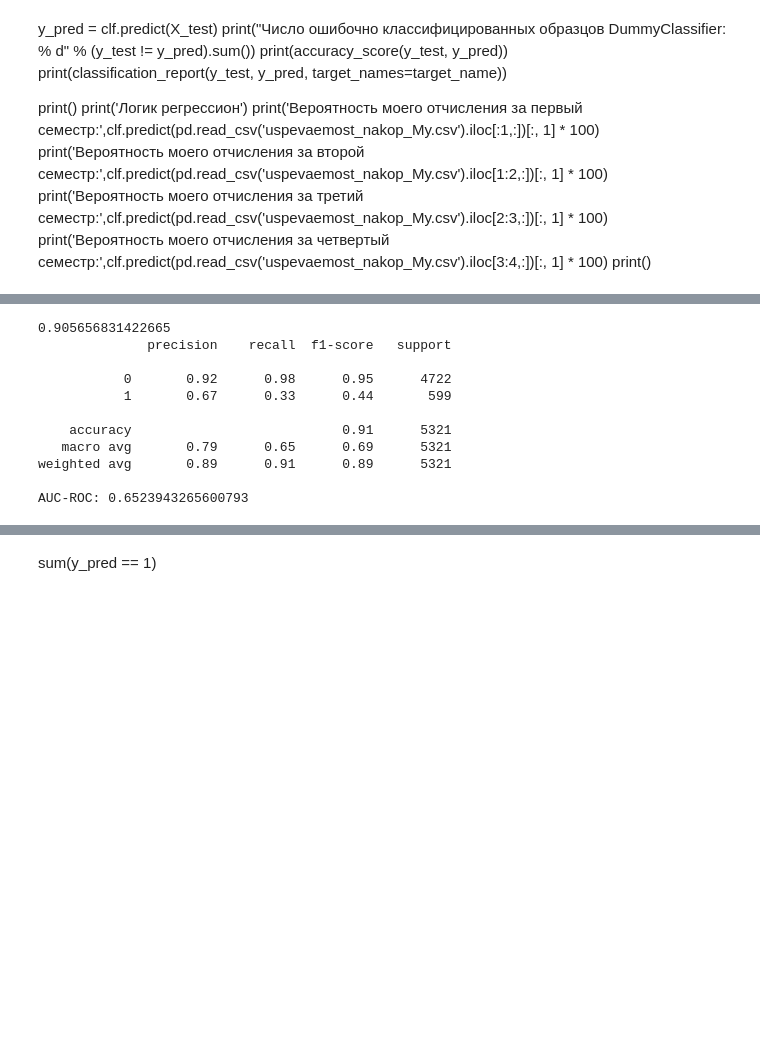
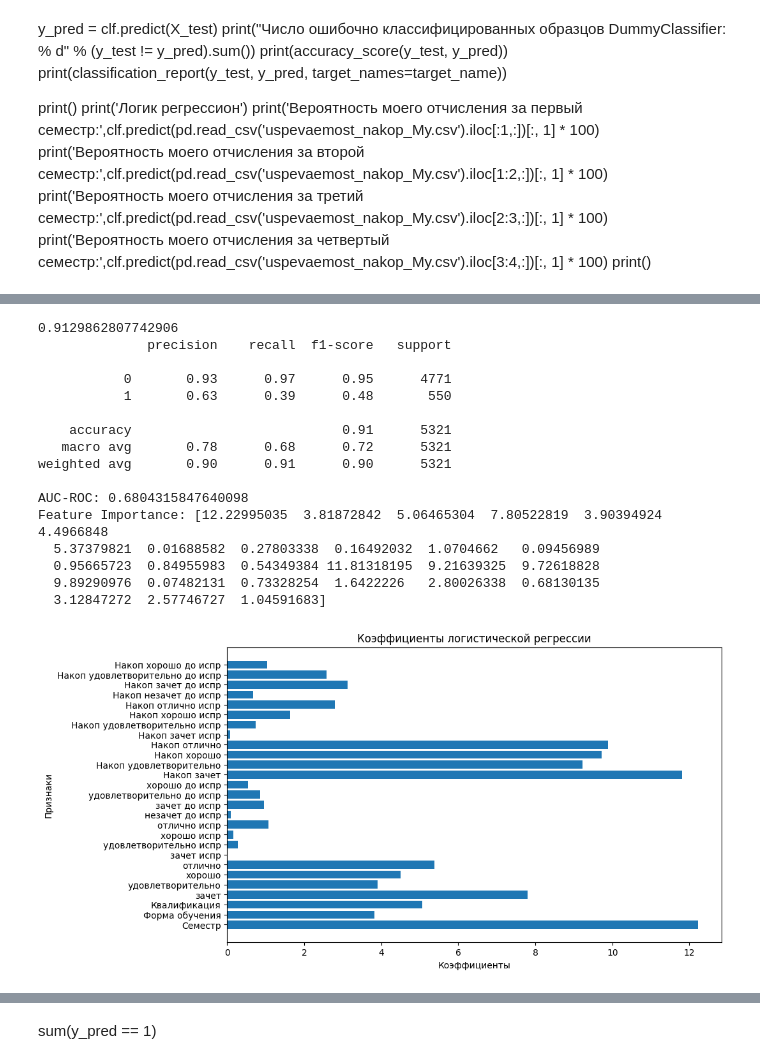
Before and after one commit to fluke8/predicting-academic-performance-python, a Jupyter notebook: _neuro.ipynb, the cells around one changed output, grey strips where cells are left out. Cells and saved outputs as stored; diff of their text form; code cells hidden in the pictures; blank space fills up the shorter version.

```diff
--- a/_neuro.ipynb
+++ b/_neuro.ipynb
@@ -143,35 +181,66 @@ plt.show()
 # %%
 model = CatBoostClassifier(iterations=1000, devices='0:1', depth=5,        # Глубина деревьев
                                     learning_rate=0.1,  # Скорость обучения
                                     loss_function='Logloss',  # Функция потерь для задачи классификации
                                     logging_level='Silent')
 model.fit(X_train_std, y_train)
 
 y_pred = model.predict(X_test_std)
 
 accuracy = accuracy_score(y_test, y_pred)
 report = classification_report(y_test, y_pred)
 print(accuracy)
 
 print(report)
 
 confusion_matrix(y_test, y_pred)
 
 auc_roc = roc_auc_score(y_test, y_pred)
 
 print(f'AUC-ROC: {auc_roc}')
+
+feature_importance = model.get_feature_importance()
+# Вывод важности признаков
+print("Feature Importance:", feature_importance)
+feature_names = ["Семестр","Форма обучения","Квалификация",
+                 "зачет","удовлетворительно","хорошо","отлично",
+                 "зачет испр","удовлетворительно испр","хорошо испр","отлично испр",
+                 "незачет до испр","зачет до испр","удовлетворительно до испр","хорошо до испр",
+                 "Накоп зачет","Накоп удовлетворительно","Накоп хорошо","Накоп отлично",
+                 "Накоп зачет испр","Накоп удовлетворительно испр","Накоп хорошо испр","Накоп отлично испр",
+                 "Накоп незачет до испр","Накоп зачет до испр","Накоп удовлетворительно до испр","Накоп хорошо до испр"]
+
+# После обучения модели Logistic Regression (например, clf_lr)
+# Берем коэффициенты для первого класса (в данном случае)
+
+# Создаем график
+plt.figure(figsize=(10, 6))
+plt.barh(feature_names, feature_importance)
+
+# Подписываем оси
+plt.xlabel('Коэффициенты')
+plt.ylabel('Признаки')
+plt.title('Коэффициенты логистической регрессии')
+
+plt.show()
 # %% [output]
-0.905656831422665
+0.9129862807742906
               precision    recall  f1-score   support
 
-           0       0.92      0.98      0.95      4722
-           1       0.67      0.33      0.44       599
+           0       0.93      0.97      0.95      4771
+           1       0.63      0.39      0.48       550
 
     accuracy                           0.91      5321
-   macro avg       0.79      0.65      0.69      5321
-weighted avg       0.89      0.91      0.89      5321
+   macro avg       0.78      0.68      0.72      5321
+weighted avg       0.90      0.91      0.90      5321
 
-AUC-ROC: 0.6523943265600793
+AUC-ROC: 0.6804315847640098
+Feature Importance: [12.22995035  3.81872842  5.06465304  7.80522819  3.90394924  4.4966848
+  5.37379821  0.01688582  0.27803338  0.16492032  1.0704662   0.09456989
+  0.95665723  0.84955983  0.54349384 11.81318195  9.21639325  9.72618828
+  9.89290976  0.07482131  0.73328254  1.6422226   2.80026338  0.68130135
+  3.12847272  2.57746727  1.04591683]
+[figure, added]
 # %%
 confusion_matrix(y_test, y_pred)
 # %% [output]
```
Also changed, not shown: parts of 8 cells of this notebook, 13 other files.
